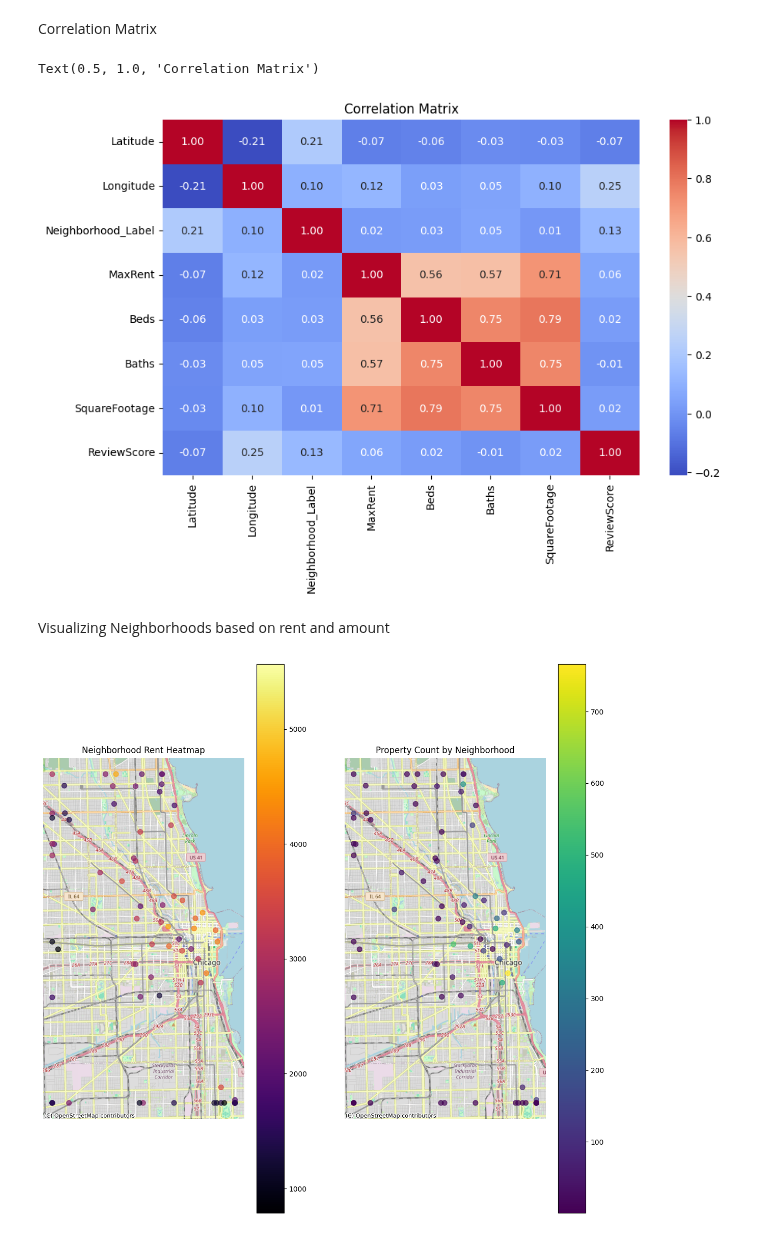
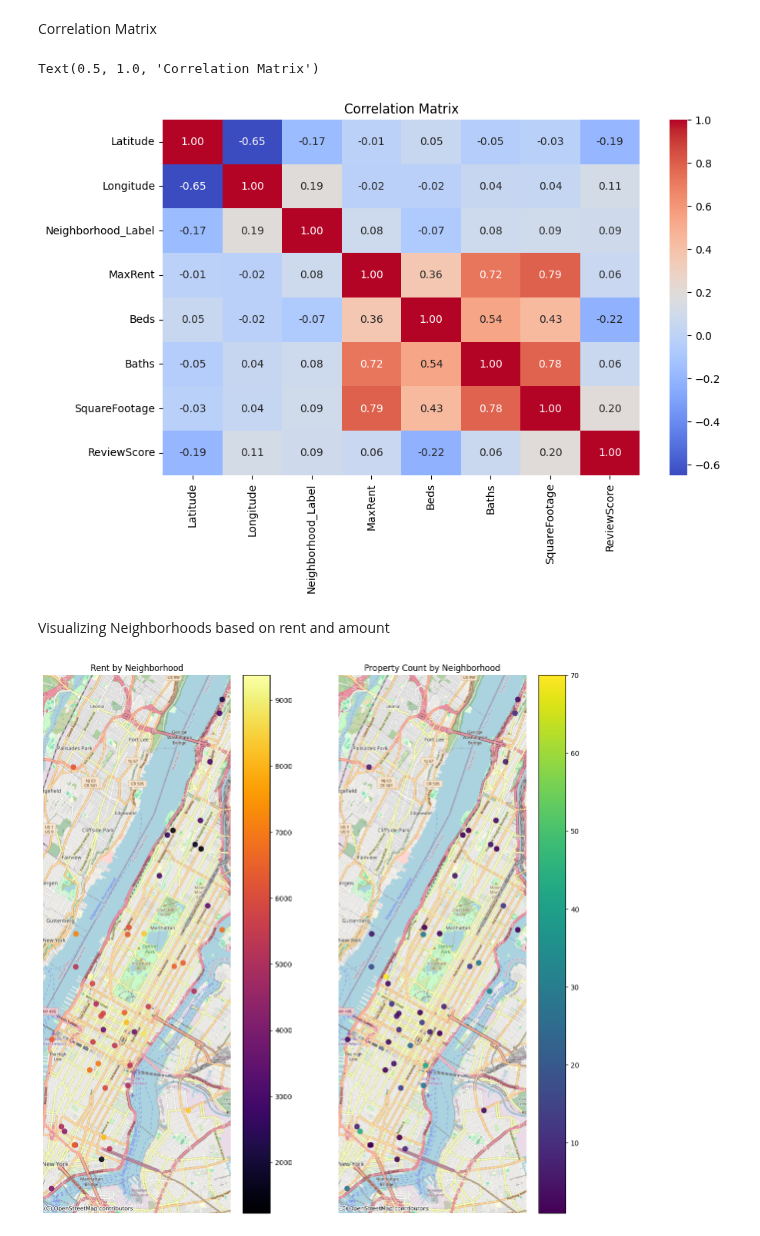
Before and after one commit to jackyeung99/proj_apartment-finder, a Jupyter notebook: models/exploratory_data_analysis.ipynb, the cells around one changed output. Drawn from its saved outputs; the diff is of its cells as text; code cells hidden in the pictures.

```diff
--- a/models/exploratory_data_analysis.ipynb
+++ b/models/exploratory_data_analysis.ipynb
@@ -15,7 +15,7 @@ import numpy as np
 # %% [markdown]
 load and clean data
 # %%
-main_data = pd.read_csv('../data/processed_data/chicago_il_processed.csv')
+main_data = pd.read_csv('../data/processed_data/new-york_ny_processed.csv')
 print(main_data.columns)
 print(main_data['SquareFootage'])
 main_data = main_data[['Latitude','Longitude','Neighborhood_Label','MaxRent','Beds','Baths','SquareFootage','ReviewScore']]
@@ -109,7 +109,7 @@ sns.heatmap(corr_matrix, annot=True, fmt=".2f", cmap='coolwarm')
 plt.title('Correlation Matrix')
 # %% [output]
 Text(0.5, 1.0, 'Correlation Matrix')
-[figure, old version]
+[figure, new version]
 # %% [markdown]
 Visualizing Neighborhoods based on rent and amount
 # %%
@@ -125,34 +125,34 @@ main_data['Longitude'] = main_data['Longitude'].clip(lower_cap, upper_cap)
 # Get meta-data for neighborhoods
 neighborhoods = main_data.groupby('Neighborhood_Label').agg(
     MaxRent_Mean=('MaxRent', 'mean'),
     MaxRent_Std=('MaxRent', 'std'),
     Latitude_Mean=('Latitude', 'mean'),
     Longitude_Mean=('Longitude', 'mean'),
     Property_Count=('Neighborhood_Label', 'size')
 )
 
 # Create a GeoDataFrame
 geometry = [Point(xy) for xy in zip(neighborhoods['Longitude_Mean'], neighborhoods['Latitude_Mean'])]
 gdf = gpd.GeoDataFrame(neighborhoods, geometry=geometry)
 gdf.crs = 'EPSG:4326'
 gdf = gdf.to_crs(epsg=3857)
 
 # Plotting
 fig, (ax1, ax2) = plt.subplots(1, 2, figsize=(14, 14))
 
 # Plot 1: Heatmap based on MaxRent_Mean
-gdf.plot(ax=ax1, marker='o', column='MaxRent_Mean', cmap='inferno', legend=True, markersize=50, alpha=0.7)
+gdf.plot(ax=ax1, marker='o', column='MaxRent_Mean', cmap='inferno', legend=True, markersize=50, alpha=0.9)
 ctx.add_basemap(ax1, source=ctx.providers.OpenStreetMap.Mapnik)
 ax1.set_axis_off()
-ax1.set_title('Neighborhood Rent Heatmap')
+ax1.set_title('Rent by Neighborhood')
 
 # Plot 2: Heatmap based on Property_Count
-gdf.plot(ax=ax2, marker='o', column='Property_Count', cmap='viridis', legend=True, markersize=50, alpha=0.7)
+gdf.plot(ax=ax2, marker='o', column='Property_Count', cmap='viridis', legend=True, markersize=50, alpha=0.9)
 ctx.add_basemap(ax2, source=ctx.providers.OpenStreetMap.Mapnik)
 ax2.set_axis_off()
 ax2.set_title('Property Count by Neighborhood')
 
 
 plt.show()
 # %% [output]
-[figure, old version]
+[figure, new version]
```
Also changed, not shown: parts of 5 cells of this notebook, 1 other file.
